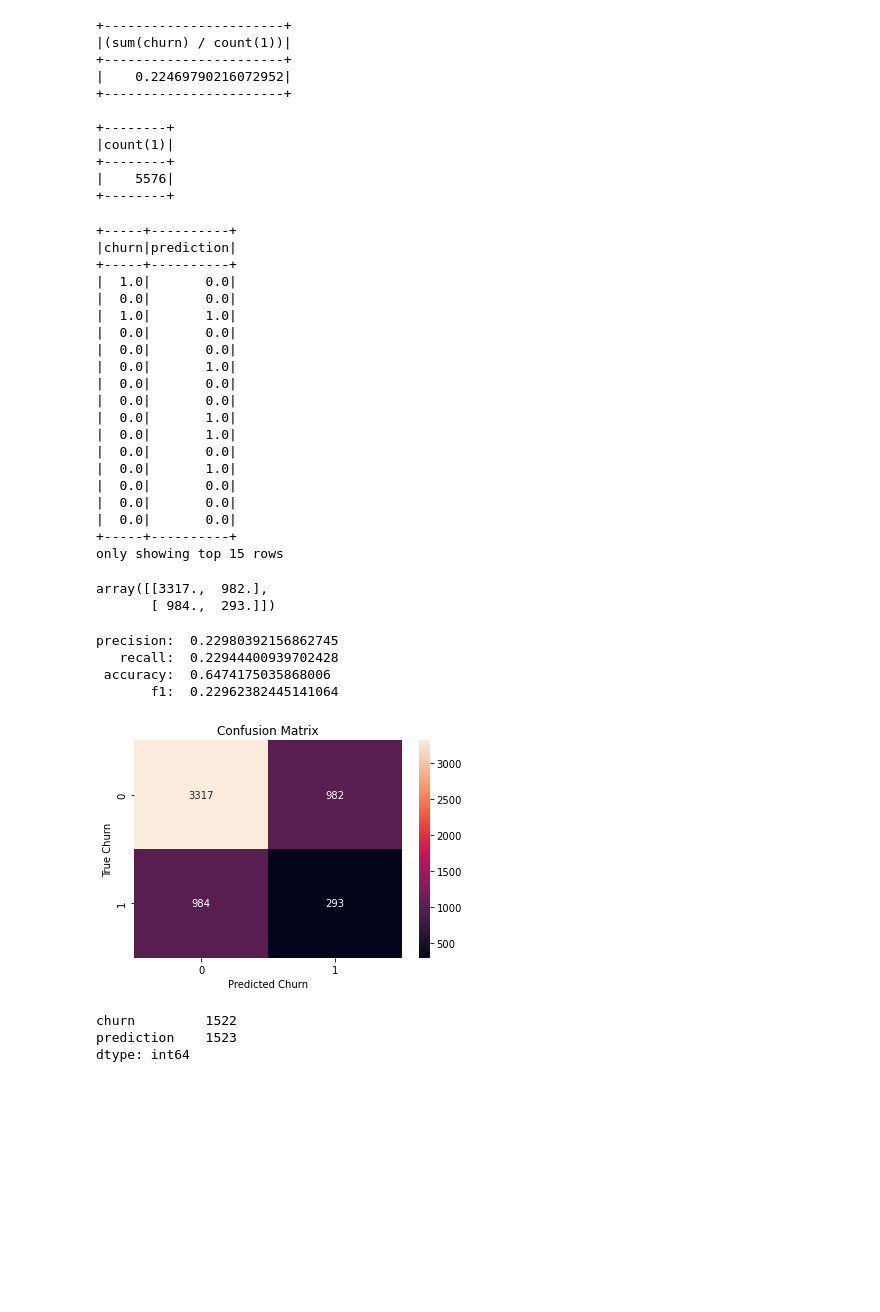
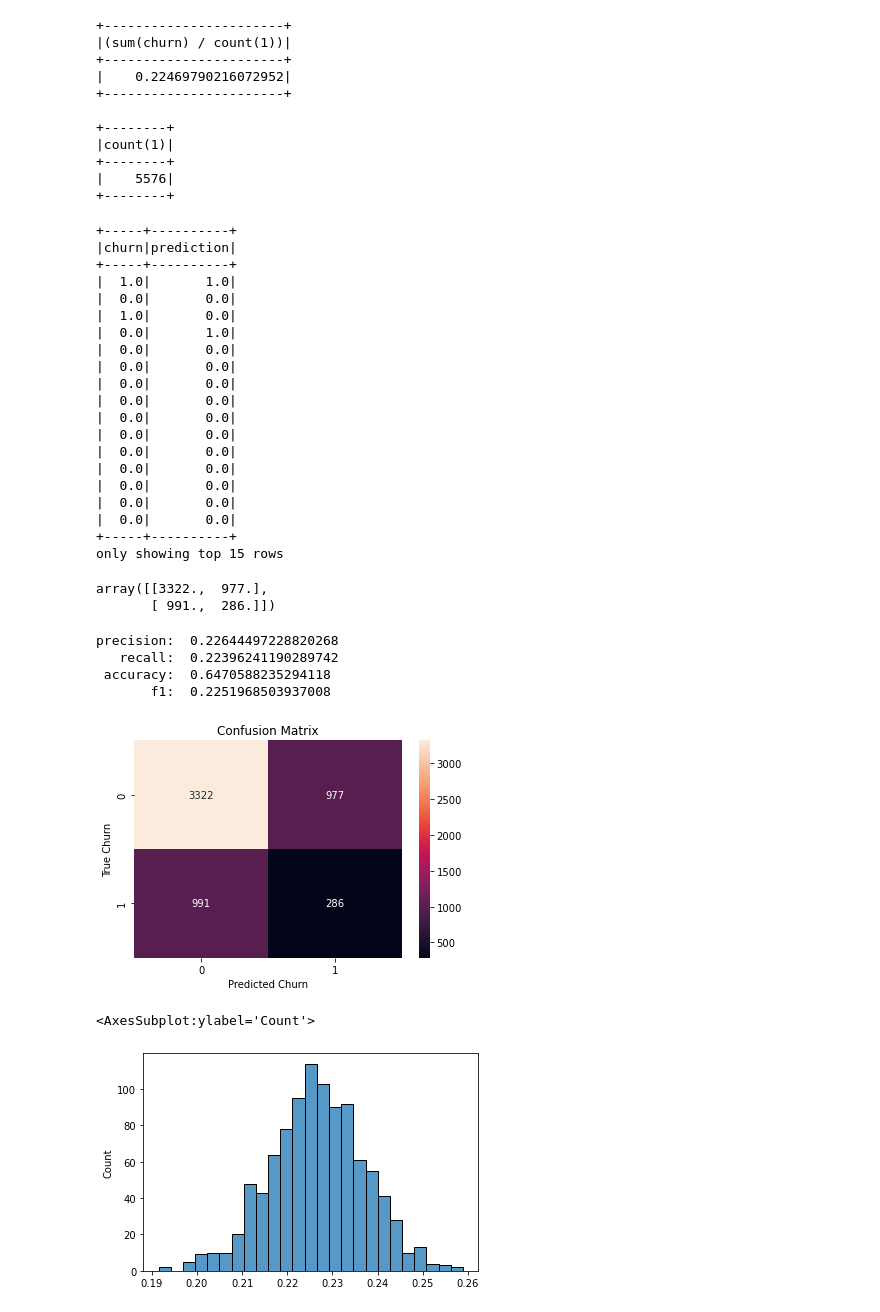
Before and after one commit to bullett445/udacity-sparkify, a Jupyter notebook: Sparkify_Model.ipynb, the cells around one changed output. Saved outputs shown, nothing was run; the diff lists cells and outputs as text; code cells hidden in the pictures; blank space fills up the shorter version.

```diff
--- a/Sparkify_Model.ipynb
+++ b/Sparkify_Model.ipynb
@@ -235,47 +235,53 @@ select  count(*) from testPred
 |    5576|
 +--------+
 # %%
-p = 0.22469790216072952 # overall likelyhood of churn in dataset
-random_pred = np.random.choice([0,1], size=(5576), p=[1-p, p])
-randomPred = testPred.select('churn').toPandas()
-randomPred['prediction'] = random_pred
-df_randomPred = spark.createDataFrame(randomPred.astype('double'))
+def get_random_prediction():
+    p = 0.22469790216072952 # overall likelyhood of churn in dataset
+    random_pred = np.random.choice([0,1], size=(5576), p=[1-p, p])
+    randomPred = testPred.select('churn').toPandas()
+    randomPred['prediction'] = random_pred
+    return spark.createDataFrame(randomPred.astype('double'))
 # %%
-df_randomPred.show(15)
+get_random_prediction().show(15)
 # %% [output]
 +-----+----------+
 |churn|prediction|
 +-----+----------+
-|  1.0|       0.0|
-|  0.0|       0.0|
 |  1.0|       1.0|
 |  0.0|       0.0|
-|  0.0|       0.0|
+|  1.0|       0.0|
 |  0.0|       1.0|
 |  0.0|       0.0|
 |  0.0|       0.0|
-|  0.0|       1.0|
-|  0.0|       1.0|
 |  0.0|       0.0|
-|  0.0|       1.0|
+|  0.0|       0.0|
+|  0.0|       0.0|
+|  0.0|       0.0|
+|  0.0|       0.0|
+|  0.0|       0.0|
 |  0.0|       0.0|
 |  0.0|       0.0|
 |  0.0|       0.0|
 +-----+----------+
 only showing top 15 rows
 # %%
-display_metrics(get_metrics(df_randomPred))
+display_metrics(get_metrics(get_random_prediction()))
 # %% [output]
-array([[3317.,  982.],
-       [ 984.,  293.]])
+array([[3322.,  977.],
+       [ 991.,  286.]])
-precision:  0.22980392156862745
-   recall:  0.22944400939702428
- accuracy:  0.6474175035868006
-       f1:  0.22962382445141064
+precision:  0.22644497228820268
+   recall:  0.22396241190289742
+ accuracy:  0.6470588235294118
+       f1:  0.2251968503937008
 [figure]
 # %%
-randomPred.sum()
+evaluator = MulticlassClassificationEvaluator(labelCol='churn', metricLabel=1.0, metricName='fMeasureByLabel')
+f1_collected = []
+
+for _ in range(1000):
+    f1_collected.append(evaluator.evaluate(get_random_prediction()))
-# %% [output]
-churn         1522
-prediction    1523
-dtype: int64
+# %%
+sns.histplot(f1_collected)
+# %% [output]
+<AxesSubplot:ylabel='Count'>
+[figure, added]
```
Also changed, not shown: parts of 2 cells of this notebook, 5 other files.
